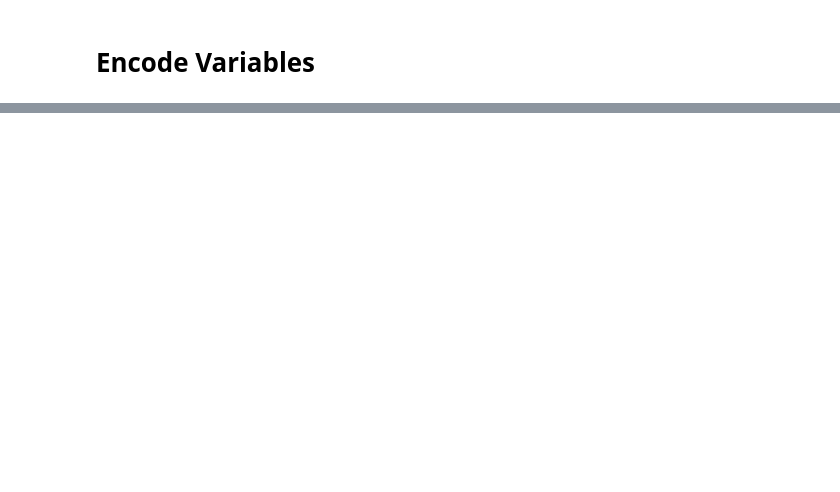
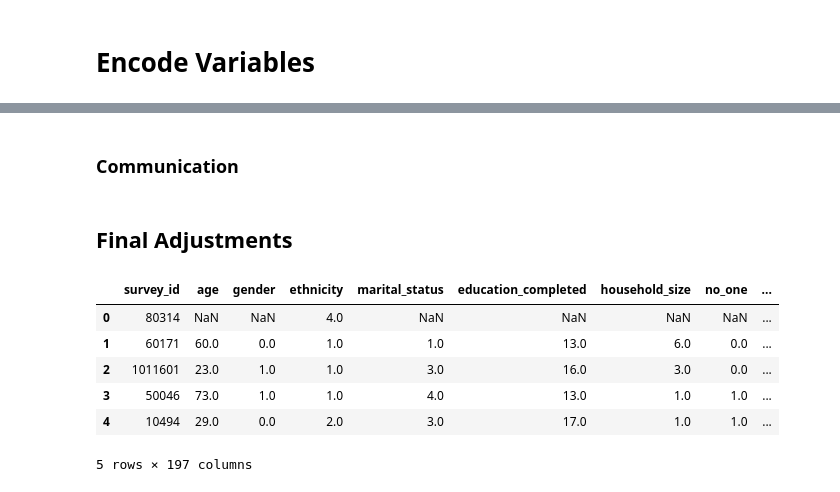
Before and after one commit to yildizesener/DSCI_5240, a Jupyter notebook: dataset_asian.ipynb, the cells around one changed output, grey strips where cells are left out. Drawn from its saved outputs; the diff is of its cells as text; code cells hidden in the pictures; blank space fills up the shorter version.

Commit message:
clean dataset uploaded

```diff
--- a/dataset_asian.ipynb
+++ b/dataset_asian.ipynb
@@ -268,0 +604,3 @@ array([nan, 'traffic', 'Traffic, Trees',
+# %%
+for column in ['nursing_home', 'smoke_detector', 'recycle', 'compost']:
+    df_clean[column].replace(to_replace=['No', 'Yes'], value=[0,1], inplace=True)
@@ -268,0 +622,15 @@ array([nan, 'traffic', 'Traffic, Trees',
+# %%
+df_clean.informed.replace(to_replace=['Not interested', 'Interested',
+                                      'Somewhat interested',
+                                      'Not interested at all', 'Very interested'],
+                          value=[2, 4, 3, 1, 5],
+                          inplace=True)
+# %%
+df_clean.city_effort_satisfaction.replace(to_replace=['Somewhat dissatisfied',
+                                          'Niether satisfied or dissatisfied',
+                                          'Somewhat satisfied', 'Very satisfied',
+                                          'Very dissatisfied'],
+                                          value=[2, 3, 4, 5, 1],
+                                          inplace=True)
+# %% [markdown]
+### Communication
@@ -268,0 +648,17 @@ array([nan, 'traffic', 'Traffic, Trees',
+# %% [markdown]
+## Final Adjustments
+# %%
+temp = [s.rstrip('_') for s in df_clean.columns]
+temp = [s.replace('__', '_') for s in temp]
+temp = [s.rstrip('.') for s in temp]
+df_clean.columns = temp
+# %%
+df_clean.head()
+# %% [output]
+|  | survey_id | age | gender | ethnicity | marital_status | education_completed | household_size | no_one | ... |
+| 0 | 80314 | NaN | NaN | 4.0 | NaN | NaN | NaN | NaN | ... |
+| 1 | 60171 | 60.0 | 0.0 | 1.0 | 1.0 | 13.0 | 6.0 | 0.0 | ... |
+| 2 | 1011601 | 23.0 | 1.0 | 1.0 | 3.0 | 16.0 | 3.0 | 0.0 | ... |
+| 3 | 50046 | 73.0 | 1.0 | 1.0 | 4.0 | 13.0 | 1.0 | 1.0 | ... |
+| 4 | 10494 | 29.0 | 0.0 | 2.0 | 3.0 | 17.0 | 1.0 | 1.0 | ... |
+5 rows × 197 columns
```
Also changed, not shown: parts of 146 cells of this notebook, 1 other file.
